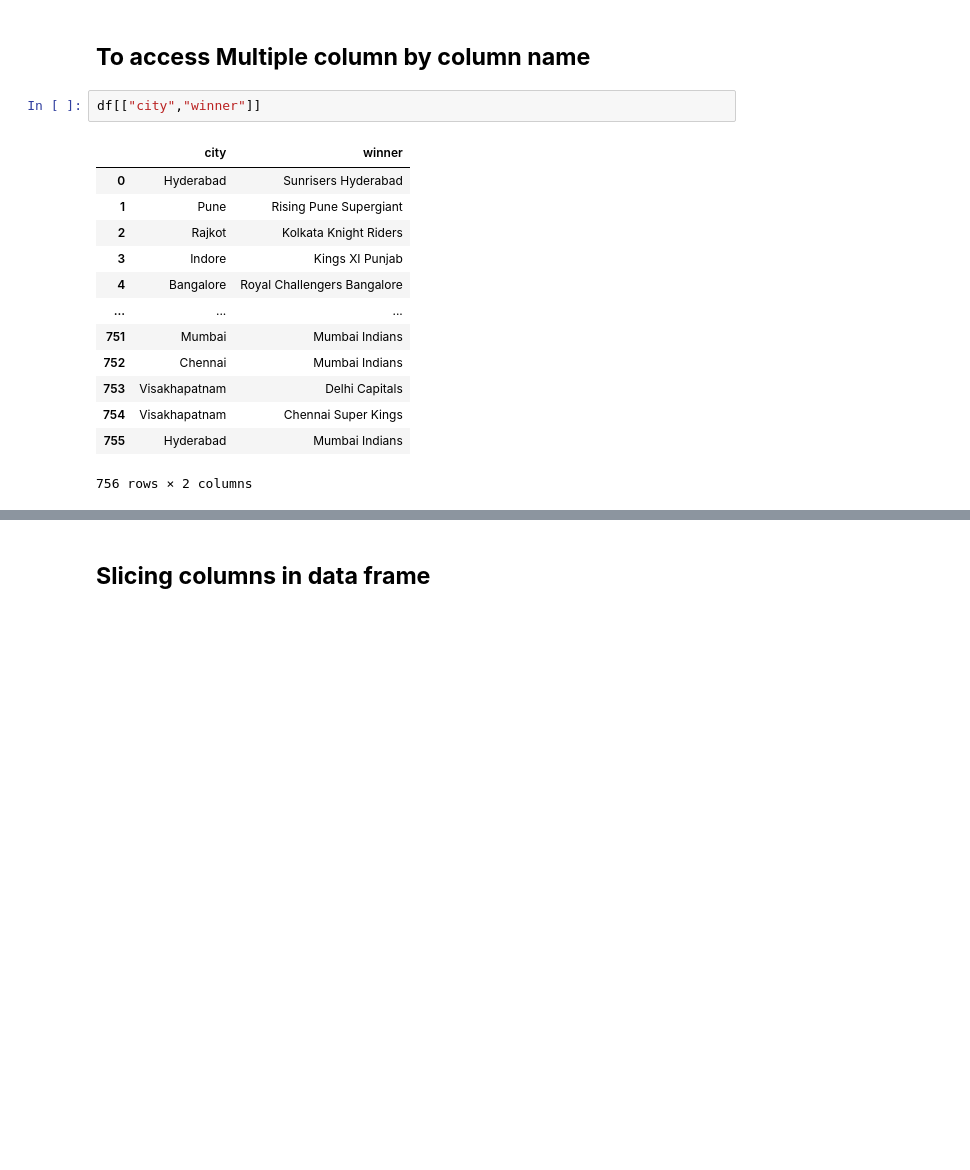
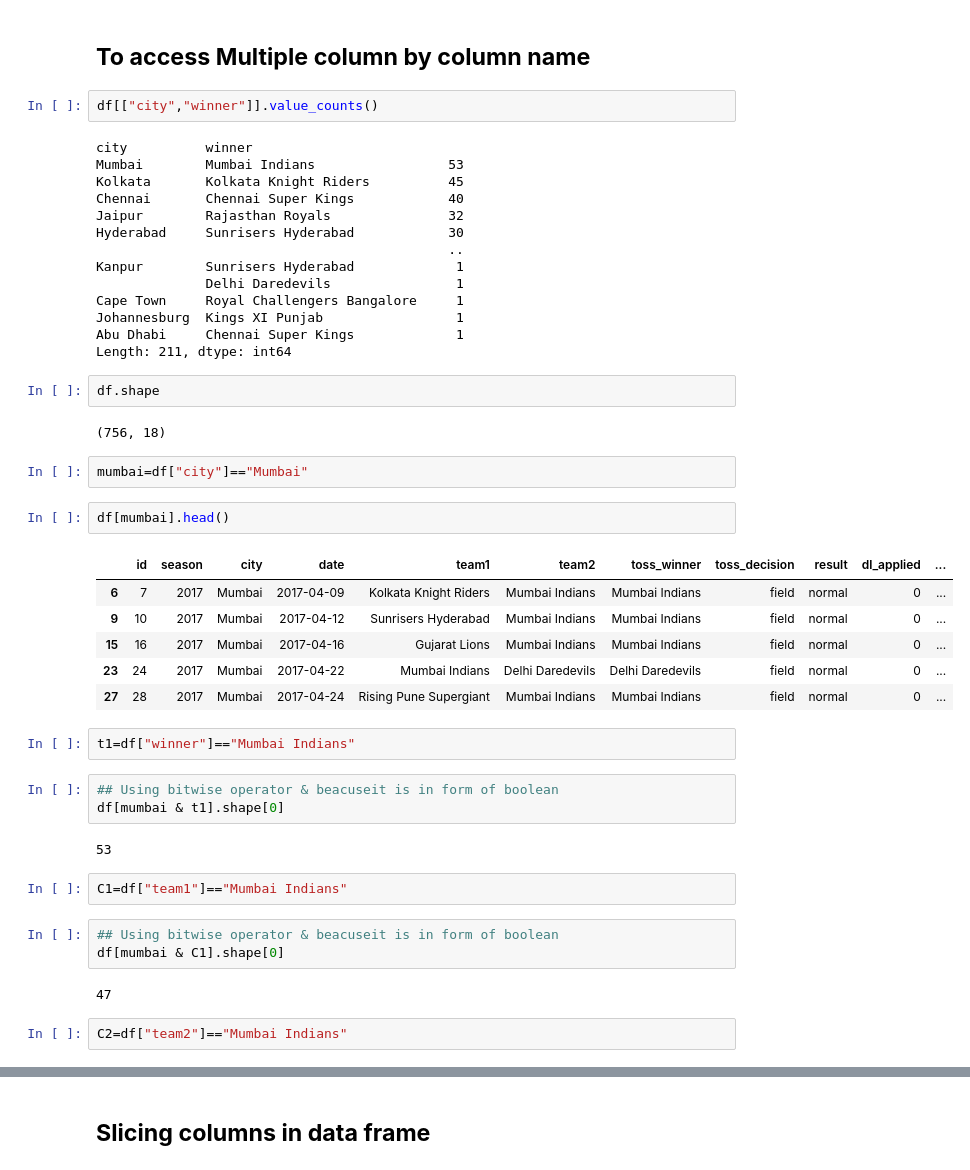
Before and after one commit to coderanandmaurya/PANDAS, a Jupyter notebook: Indexing_and_slicing.ipynb, the cells around one changed output, grey strips where cells are left out. Drawn from its saved outputs; the diff is of its cells as text; blank space fills up the shorter version.

```diff
--- a/Indexing_and_slicing.ipynb
+++ b/Indexing_and_slicing.ipynb
@@ -33,18 +63,49 @@ Name: city, Length: 756, dtype: object
 # %% [markdown]
 ## **To access Multiple column by column name**
 # %%
-df[["city","winner"]]
+df[["city","winner"]].value_counts()
 # %% [output]
-|  | city | winner |
-| 0 | Hyderabad | Sunrisers Hyderabad |
-| 1 | Pune | Rising Pune Supergiant |
-| 2 | Rajkot | Kolkata Knight Riders |
-| 3 | Indore | Kings XI Punjab |
-| 4 | Bangalore | Royal Challengers Bangalore |
-| ... | ... | ... |
-| 751 | Mumbai | Mumbai Indians |
-| 752 | Chennai | Mumbai Indians |
-| 753 | Visakhapatnam | Delhi Capitals |
-| 754 | Visakhapatnam | Chennai Super Kings |
-| 755 | Hyderabad | Mumbai Indians |
-756 rows × 2 columns
+city          winner
+Mumbai        Mumbai Indians                 53
+Kolkata       Kolkata Knight Riders          45
+Chennai       Chennai Super Kings            40
+Jaipur        Rajasthan Royals               32
+Hyderabad     Sunrisers Hyderabad            30
+                                             ..
+Kanpur        Sunrisers Hyderabad             1
+              Delhi Daredevils                1
+Cape Town     Royal Challengers Bangalore     1
+Johannesburg  Kings XI Punjab                 1
+Abu Dhabi     Chennai Super Kings             1
+Length: 211, dtype: int64
+# %%
+df.shape
+# %% [output]
+(756, 18)
+# %%
+mumbai=df["city"]=="Mumbai"
+# %%
+df[mumbai].head()
+# %% [output]
+|  | id | season | city | date | team1 | team2 | toss_winner | toss_decision | result | dl_applied | ... |
+| 6 | 7 | 2017 | Mumbai | 2017-04-09 | Kolkata Knight Riders | Mumbai Indians | Mumbai Indians | field | normal | 0 | ... |
+| 9 | 10 | 2017 | Mumbai | 2017-04-12 | Sunrisers Hyderabad | Mumbai Indians | Mumbai Indians | field | normal | 0 | ... |
+| 15 | 16 | 2017 | Mumbai | 2017-04-16 | Gujarat Lions | Mumbai Indians | Mumbai Indians | field | normal | 0 | ... |
+| 23 | 24 | 2017 | Mumbai | 2017-04-22 | Mumbai Indians | Delhi Daredevils | Delhi Daredevils | field | normal | 0 | ... |
+| 27 | 28 | 2017 | Mumbai | 2017-04-24 | Rising Pune Supergiant | Mumbai Indians | Mumbai Indians | field | normal | 0 | ... |
+# %%
+t1=df["winner"]=="Mumbai Indians"
+# %%
+## Using bitwise operator & beacuseit is in form of boolean
+df[mumbai & t1].shape[0]
+# %% [output]
+53
+# %%
+C1=df["team1"]=="Mumbai Indians"
+# %%
+## Using bitwise operator & beacuseit is in form of boolean
+df[mumbai & C1].shape[0]
+# %% [output]
+47
+# %%
+C2=df["team2"]=="Mumbai Indians"
```
Also changed, not shown: parts of 4 cells of this notebook.
